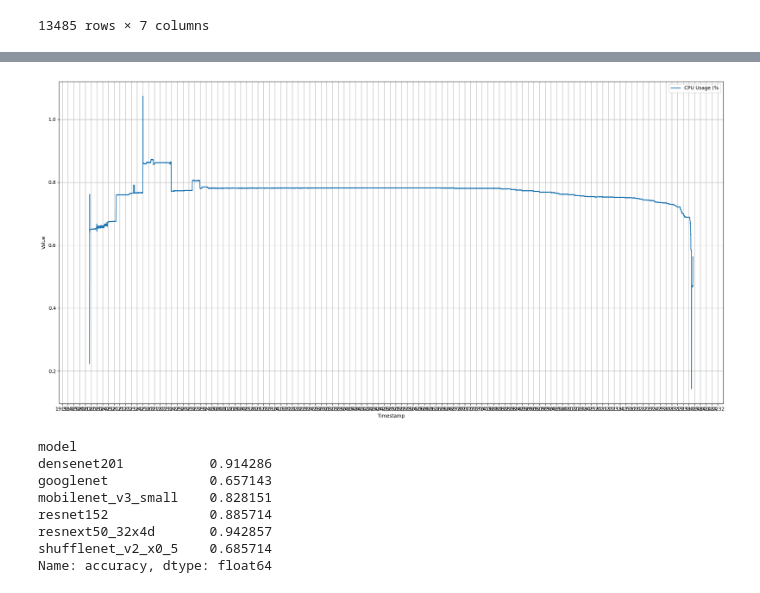
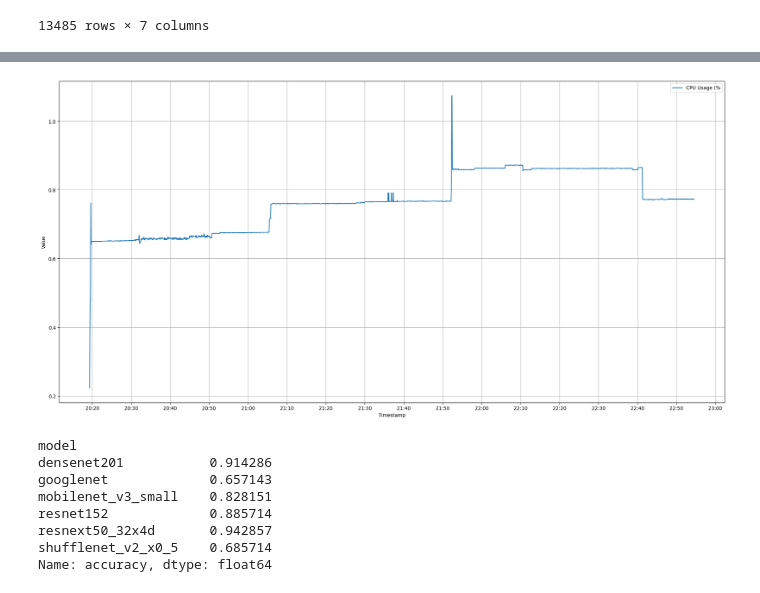
Before and after one commit to Data-to-Insight-Center/cyberinfrastructure-knowledge-network, a Jupyter notebook: plugins/power_monitoring/analysis.ipynb, the cells around one changed output, grey strips where cells are left out. Saved outputs shown, nothing was run; the diff lists cells and outputs as text; code cells hidden in the pictures.

```diff
--- a/plugins/power_monitoring/analysis.ipynb
+++ b/plugins/power_monitoring/analysis.ipynb
@@ -115,19 +147,22 @@ plt.show()
 # %%
 # Plot the data
+
+power = power[:2000]
+
 plt.style.use('default')
 plt.figure(figsize=(20, 10), facecolor='white')
 # plt.plot(results['timestamp'], results['compute_time'], label='Compute Time (s)')
 plt.plot(power['timestamp'], power['container_memory_usage']/1e9, label='CPU Usage (%')
 plt.xlabel('Timestamp')
 plt.ylabel('Value')
 plt.grid(True)
 plt.legend()
 plt.gca().xaxis.set_major_formatter(mdates.DateFormatter('%H:%M'))
 plt.gca().xaxis.set_major_locator(mdates.MinuteLocator(interval=10))
 plt.tight_layout()
 plt.show()
 # %% [output]
-[figure, old version]
+[figure, new version]
 # %%
 results.groupby('model')['accuracy'].mean()
 # %% [output]
```
Also changed, not shown: parts of 7 cells of this notebook, 8 other files.
